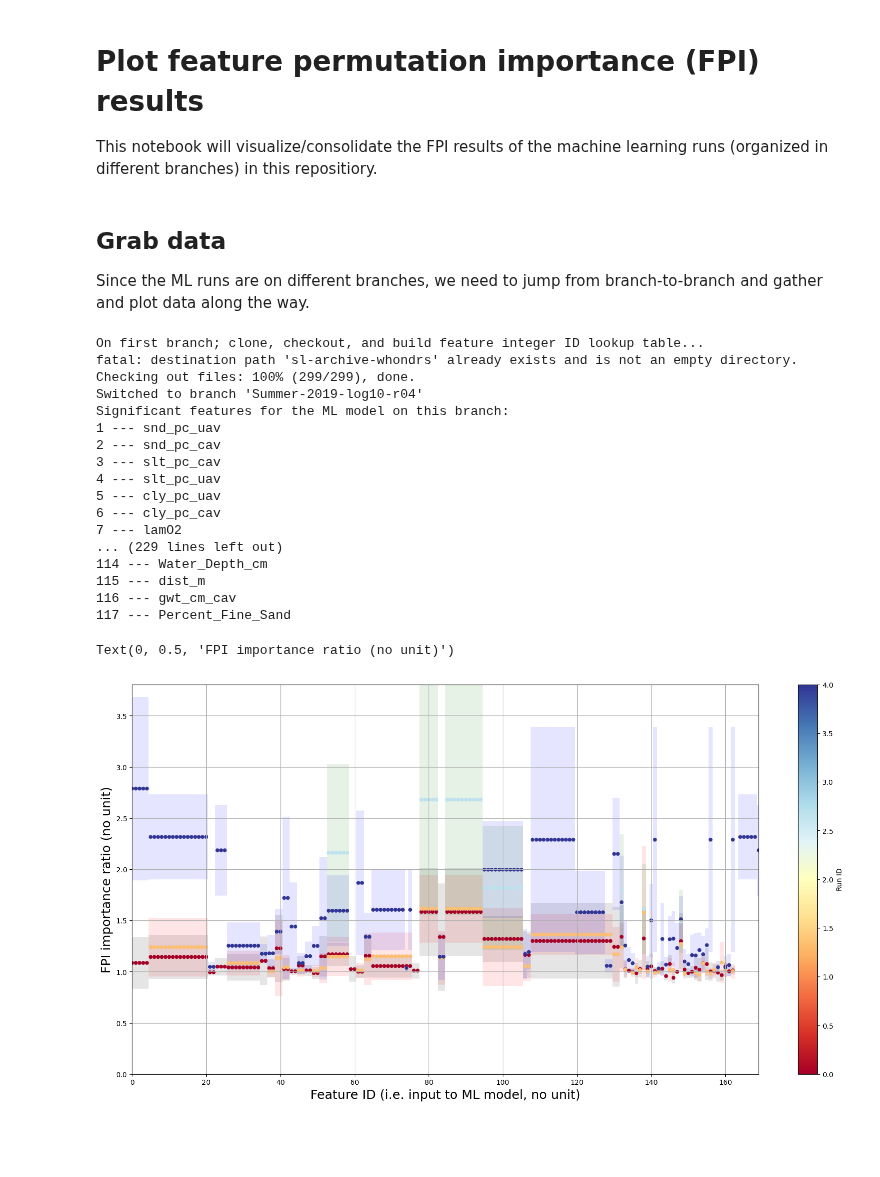
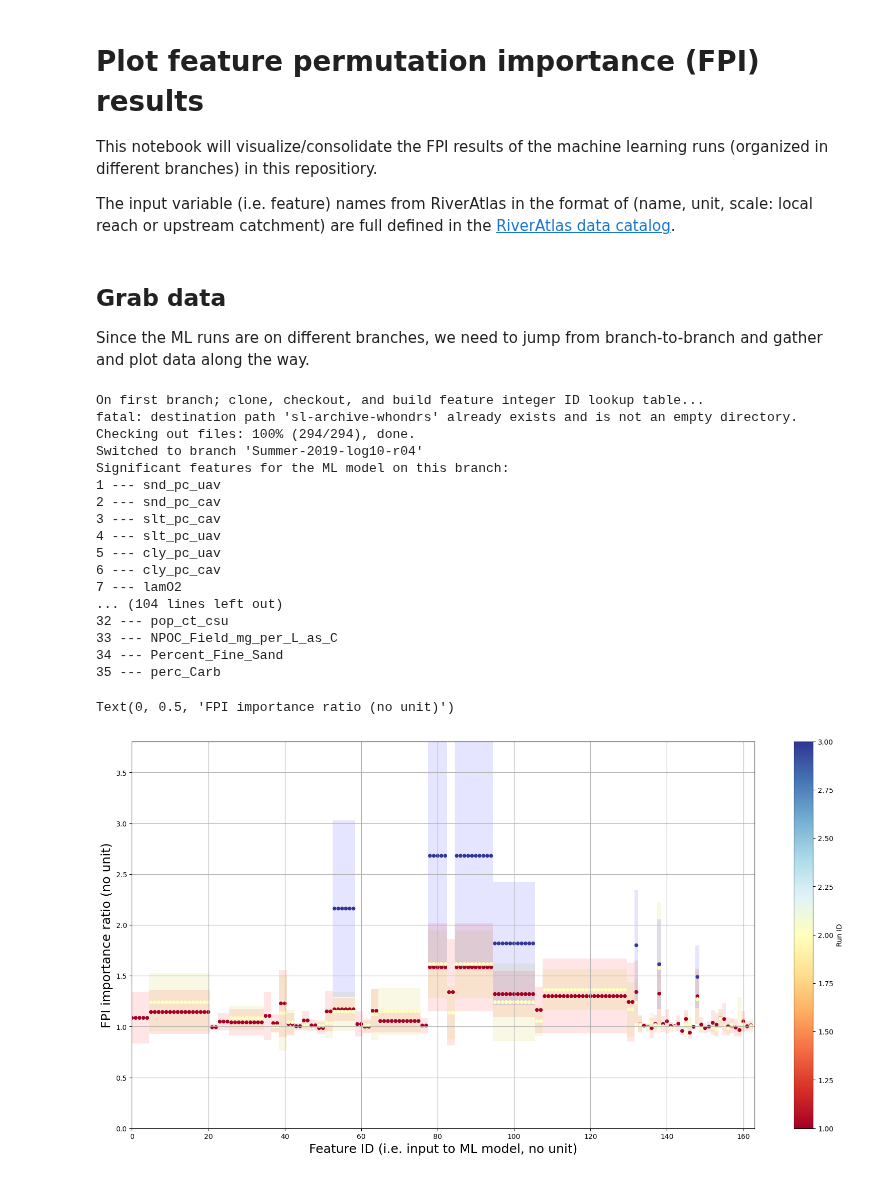
Before and after one commit to parallelworks/sl-archive-whondrs, a Jupyter notebook: examples/plot_fpi_results.ipynb, the cells around one changed output. Cells and saved outputs as stored; diff of their text form; code cells hidden in the pictures; blank space fills up the shorter version.

```diff
--- a/examples/plot_fpi_results.ipynb
+++ b/examples/plot_fpi_results.ipynb
@@ -2,6 +2,8 @@
 # Plot feature permutation importance (FPI) results
 
 This notebook will visualize/consolidate the FPI results of the machine learning runs (organized in different branches) in this repositiory.
+
+The input variable (i.e. feature) names from RiverAtlas in the format of <nnn>_<uu>_<sss> (name, unit, scale: local reach or upstream catchment) are full defined in the [RiverAtlas data catalog](https://data.hydrosheds.org/file/technical-documentation/RiverATLAS_Catalog_v10.pdf).
 # %%
 import pandas as pd
 import numpy as np
@@ -32,8 +34,8 @@ Since the ML runs are on different branches, we need to jump from branch-to-bran
 # r05 - subset of featuers (35 - based on r04), FPI cutoff = 0.7
 # r05b - repeat r05
 # S19S-SSS-log10-r01 - merged S19S-SSS data with no FTICR, all 145 input vars, FPI cutoff = 0.7
-list_branches = ['Summer-2019-log10-r04', 'Summer-2019-log10-r03','Summer-2019-log10-r05','S19S-SSS-log10-r01'] #,'Summer-2019-log10-r05b']
-list_colors = ['k','r','g','b','c','c']
+list_branches = ['Summer-2019-log10-r04', 'Summer-2019-log10-r03','Summer-2019-log10-r05'] #,'S19S-SSS-log10-r01','Summer-2019-log10-r05b']
+list_colors = ['r','y','b','g','k']
 fpi_max = 0.0
 
 # Initialize empty dataframes
@@ -44,7 +46,7 @@ predict_hist = pd.DataFrame(columns=list_branches)
 
 # Initialize a plot
 fig, ax = plt.subplots(1,1,figsize=(20,10))
-fig.colorbar(mpl.cm.ScalarMappable(norm=mpl.colors.Normalize(0, 4), cmap='RdYlBu'),
+fig.colorbar(mpl.cm.ScalarMappable(norm=mpl.colors.Normalize(1, len(list_branches)), cmap='RdYlBu'),
              ax=ax, orientation='vertical', label='Run ID')
 
 # Keep track of the number of features discovered as branches are loaded
@@ -162,7 +164,7 @@ for ll,branch in enumerate(list_branches):
         scatter_mean.append(f_mean)
         scatter_size.append(20)
         run_id = len(model_scores.index)
-        scatter_color.append(run_id)
+        scatter_color.append(run_id+1)
 
         # Print out feature name if it is a significant contribution
         # (Here, assume that "significant" means the lowest bound on
@@ -199,40 +201,40 @@ for ll,branch in enumerate(list_branches):
     train_all = pd.read_csv(repo_prefix+repo_name+'/input_data/WHONDRS_Data.csv')
     train_hist[branch] = train_all['Normalized_Respiration_Rate_mg_DO_per_H_per_L_sediment']
     predict_all = pd.read_csv(repo_prefix+repo_name+'/output_data/unfiltered_predict_output_avg.csv')
     predict_hist[branch] = predict_all['Normalized_Respiration_Rate_mg_DO_per_H_per_L_sediment']
 
 # Done with looping over branches
 
 # Scatter color plot the means
 ax.scatter(scatter_id,scatter_mean,s=scatter_size,c=scatter_color,cmap=mpl.colormaps['RdYlBu'])
 
 ax.grid()
 
 plt.xlim(0,len(feature_id_name_dict))
 plt.ylim(0,fpi_max)
 
 plt.xlabel('Feature ID (i.e. input to ML model, no unit)', fontsize=18)
 plt.ylabel('FPI importance ratio (no unit)', fontsize=18)
 # %% [output]
 On first branch; clone, checkout, and build feature integer ID lookup table...
 fatal: destination path 'sl-archive-whondrs' already exists and is not an empty directory.
-Checking out files: 100% (299/299), done.
+Checking out files: 100% (294/294), done.
 Switched to branch 'Summer-2019-log10-r04'
 Significant features for the ML model on this branch:
 1 --- snd_pc_uav
 2 --- snd_pc_cav
 3 --- slt_pc_cav
 4 --- slt_pc_uav
 5 --- cly_pc_uav
 6 --- cly_pc_cav
 7 --- lamO2
-... (229 lines left out)
-114 --- Water_Depth_cm
-115 --- dist_m
-116 --- gwt_cm_cav
-117 --- Percent_Fine_Sand
+... (104 lines left out)
+32 --- pop_ct_csu
+33 --- NPOC_Field_mg_per_L_as_C
+34 --- Percent_Fine_Sand
+35 --- perc_Carb
 Text(0, 0.5, 'FPI importance ratio (no unit)')
-[figure, old version]
+[figure, new version]
 # %%
 # Set up side-by-side plot
 fig, (ax0, ax1)  = plt.subplots(1,2,figsize=(20,5))
```
Also changed, not shown: parts of 3 cells of this notebook.
